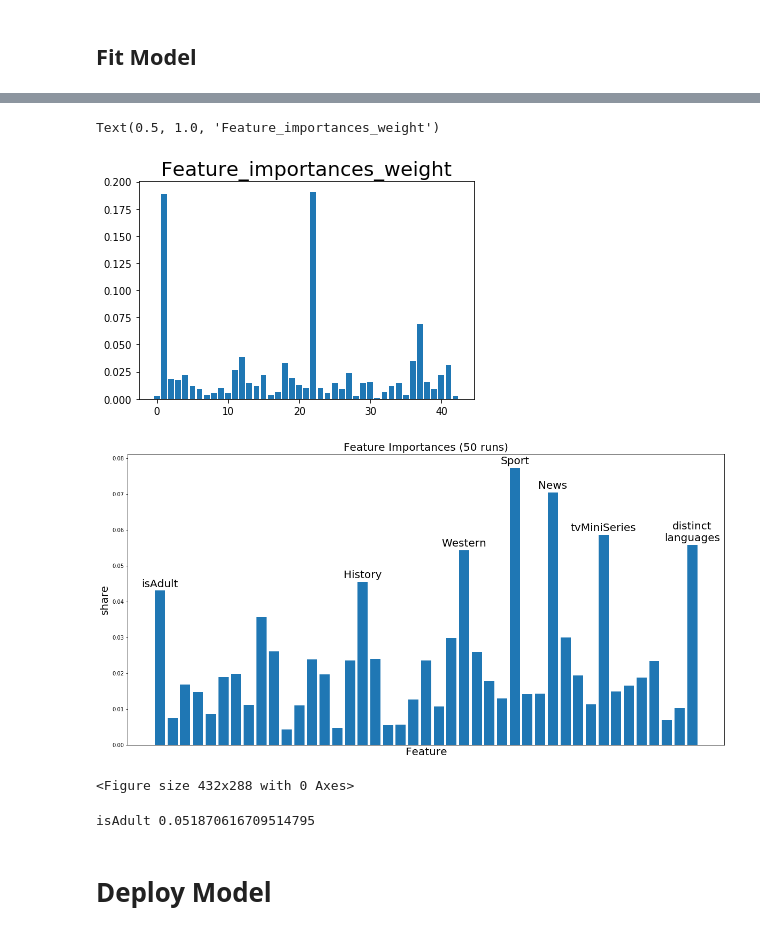
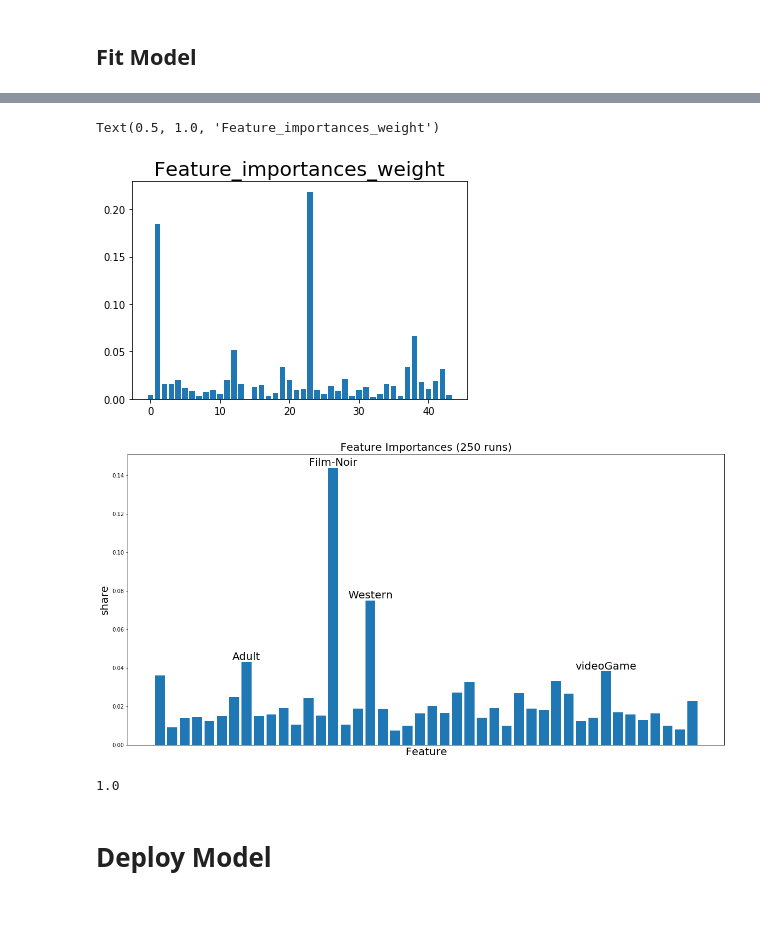
Before and after one commit to julia105/Movie-Project, a Jupyter notebook: SM-Movie-Project-FindFeatures.ipynb, the cells around one changed output, grey strips where cells are left out. Drawn from its saved outputs; the diff is of its cells as text; code cells hidden in the pictures.

```diff
--- a/SM-Movie-Project-FindFeatures.ipynb
+++ b/SM-Movie-Project-FindFeatures.ipynb
@@ -101,7 +101,7 @@ xgboost.set_hyperparameters(
 # %%
 from sagemaker.debugger import rule_configs, Rule, DebuggerHookConfig, CollectionConfig
 from sagemaker.estimator import Estimator
-save_interval = 10
+save_interval = 50
 xgboost_debugger = Estimator( role=role,
                              base_job_name="JPC-xgboost-debug",
                              train_instance_count=1,
@@ -110,16 +110,13 @@ xgboost_debugger = Estimator( role=role,
                              #hyperparameters=hyperparameters,
                              train_max_run=1800,
                              debugger_hook_config=DebuggerHookConfig( s3_output_path=output_location, # Required
-                             collection_configs=[ CollectionConfig( name="metrics", parameters={ "save_interval": str(save_interval) } ),
-                                                    CollectionConfig( name="feature_importance", parameters={ "save_interval": str(save_interval) } ),
-                                                    CollectionConfig( name="full_shap", parameters={ "save_interval": str(save_interval) } ),
-                                                    CollectionConfig( name="average_shap", parameters={ "save_interval": str(save_interval) } ), ], ),
+                             collection_configs=[ CollectionConfig( name="feature_importance", parameters={ "save_interval": str(save_interval) } ), ], ),
                               rules=[ Rule.sagemaker( rule_configs.loss_not_decreasing(),
                                                      rule_parameters={ "collection_names": "metrics", "num_steps": str(save_interval * 2), }, ), ],
 )
 xgboost_debugger.set_hyperparameters(
     eta=.35,
-    num_round=52,                     # required parameter!
+    num_round=252,                     # required parameter!
     objective = 'reg:linear',
     )
 # %% [output]
@@ -193,20 +175,24 @@ feature_importance_weight = [k for k in liste if 'feature_importance/weight' in
 # %%
-feat_dict_10={}
-feat_dict_50={}
+feat_dict_start={}
+feat_dict_ende={}
+start=50
+ende=250
 for i,f in enumerate(feature_importance_names):
     #print(feature_importance_col_names[i],"\t\t",end='')
     #print(trial.tensor(f).values())
     #print(trial.tensor(f).values()[40][0])
+    index=int(f.split('f')[2])
     try:
-        feat_dict_10[feature_importance_col_names[i]]=trial.tensor(f).values()[10][0]
+        feat_dict_start[feature_importance_col_names[index]]=trial.tensor(f).values()[start][0]
     except:
-        feat_dict_10[feature_importance_col_names[i]]=0
+        feat_dict_start[feature_importance_col_names[index]]=0
     #break
-print(feat_dict)
+print(feat_dict_start)
 for i,f in enumerate(feature_importance_names):
+    index=int(f.split('f')[2])
     try:
-        feat_dict_50[feature_importance_col_names[i]]=trial.tensor(f).values()[50][0]
+        feat_dict_ende[feature_importance_col_names[index]]=trial.tensor(f).values()[ende][0]
     except:
-        feat_dict_50[feature_importance_col_names[i]]=0
-print(feat_dict_50)
+        feat_dict_ende[feature_importance_col_names[index]]=0
+print(feat_dict_ende)
 # %% [output]
@@ -215,10 +201,12 @@ print(feat_dict_50)
 # %%
 feat_weight_dict={}
 for i,f in enumerate(feature_importance_weight):
-    print(feature_importance_col_names[i],"\t\t",end='')
+    index=int(f.split('f')[2])
+    print(feature_importance_col_names[index],"\t\t",end='')
+    print("i,f:",str(i)," ", f)
     print(trial.tensor(f).values())
     #print(trial.tensor(f).values()[40][0])
-    feat_weight_dict[feature_importance_col_names[i]]=trial.tensor(f).values()[50][0]
+    feat_weight_dict[feature_importance_col_names[index]]=trial.tensor(f).values()[ende][0]
     #break
 #print(feat_weight_dict)
 # %% [output]
@@ -254,7 +243,7 @@ plt.bar(range(len(feat_weight_dict)),list(feat_weight_dict.values()))
 plt.title("Feature_importances_weight", fontsize=20)
 # %% [output]
 Text(0.5, 1.0, 'Feature_importances_weight')
-[figure, old version]
+[figure, new version]
 # %%
 import pandas as pd
 # %%
@@ -263,44 +252,45 @@ from datetime import datetime
 now = datetime.now() # current date and time
 time = now.strftime("%m-%d-%Y-%H-%M-%S")
 #print(time)
 
-dict = feat_dict_50
+dict = feat_dict_ende
 
 fig,ax = plt.subplots(figsize=(20,10))
 
 #pd.DataFrame(feat_dict, index=['quantity']).plot(kind='bar',ax=ax,use_index=False, legend=False,width=1.4)
 plt.bar(*zip(*dict.items()))
-plt.title('Feature Importances (50 runs)', fontsize=20)
+plt.title(f'Feature Importances ({ende} runs)', fontsize=20)
 plt.xlabel('Feature', fontsize=20)
 plt.ylabel('share', fontsize=20)
 plt.xticks(ticks=[])
 threshold=0.038
 pad=0.001
 i=0
 for k,v in dict.items():
     if v > threshold:
         ax.text(i,v+pad,k.replace(" ","\n"),horizontalalignment='center',fontsize=20)
     #reak
     i +=1
 #plt.xlim([0,10])
 #plt.ylim([0,10])
 #plt.plot([0,10],[0,10], c='red')
 
-plt.show()
+#plt.show()
 save_it=True
 if save_it == True:
     filename='Feature_importance_1-'+time
     plt.savefig(filename, dpi=None, facecolor='w', edgecolor='w',
         orientation='portrait')
+plt.show()
 # %% [output]
-[figure, old version]
+[figure, new version]
-<Figure size 432x288 with 0 Axes>
-# %%
-for k,v in feat_dict.items():
-    print(k,v)
-    break
-# %% [output]
-isAdult 0.051870616709514795
+# %%
+sum=0
+for k,v in feat_dict_ende.items():
+    sum=sum+v
+print(round(sum,7))
+# %% [output]
+1.0
 # %% [markdown]
 # Deploy Model
 # %% [markdown]
```
Also changed, not shown: parts of 14 cells of this notebook, 1 other file.
